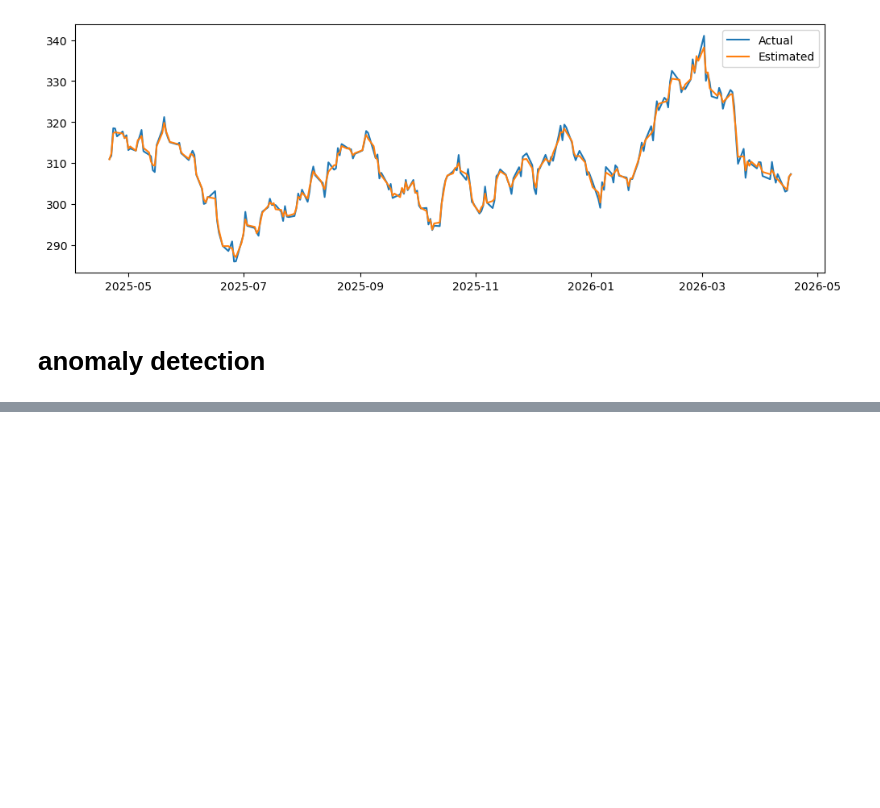
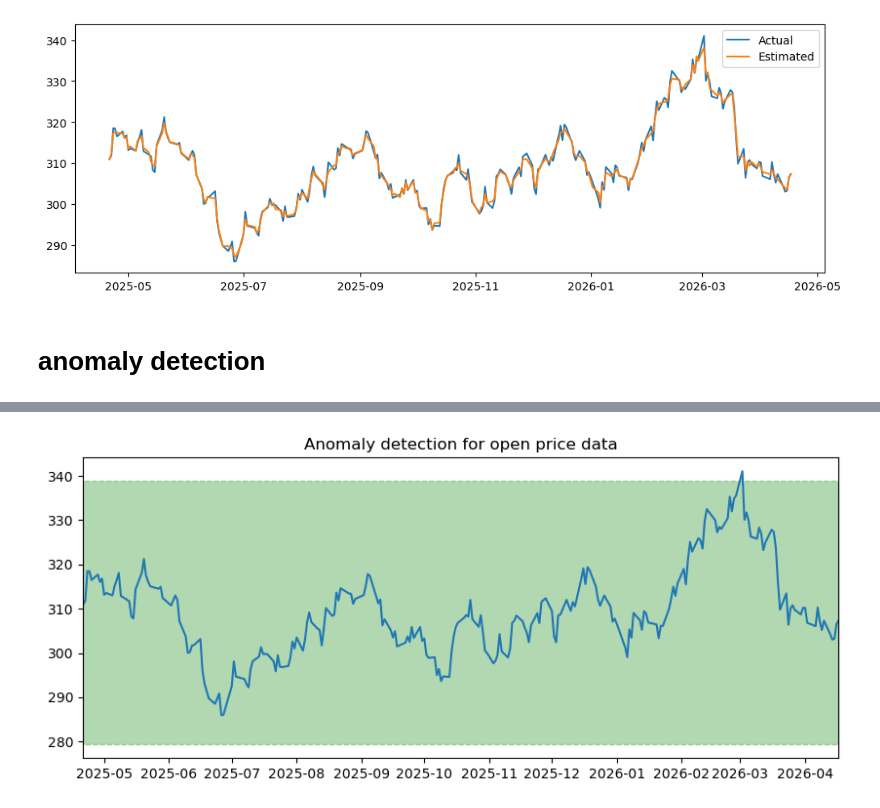
Before and after one commit to Thomas-Nguyen12/NewsApplication, a Jupyter notebook: notebooks/time_series_analysis.ipynb, the cells around one changed output, grey strips where cells are left out. Cells and saved outputs as stored; diff of their text form; code cells hidden in the pictures; blank space fills up the shorter version.

```diff
--- a/notebooks/time_series_analysis.ipynb
+++ b/notebooks/time_series_analysis.ipynb
@@ -639,0 +639,15 @@ plt.show()
+# %%
+# checking if datapoints fit within 3 * std of mean
+open_mu = open_price['open'].mean()
+open_dev = open_price['open'].std()
+
+lower=open_mu - 3 * open_dev
+upper = open_mu + 3 * open_dev
+plt.figure(figsize=(10,4))
+plt.plot(open_price)
+plt.fill_between([min(open_price.index), max(open_price.index)], lower, upper, color='g', alpha=0.3, linestyle='--')
+plt.xlim(min(open_price.index), max(open_price.index))
+plt.title("Anomaly detection for open price data")
+plt.show()
+# %% [output]
+[figure, added]
```
Also changed, not shown: parts of 46 cells of this notebook, 1 other file.
